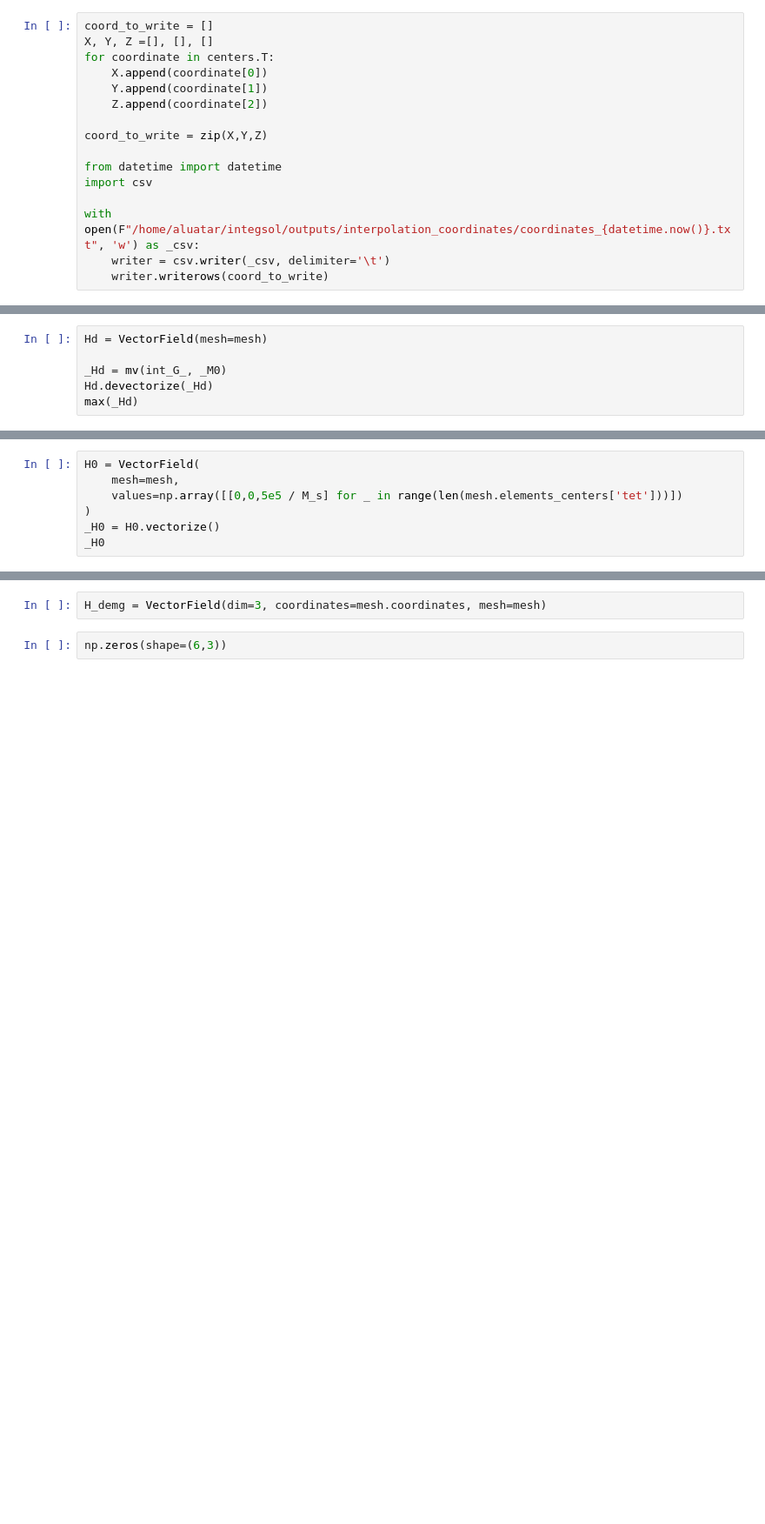
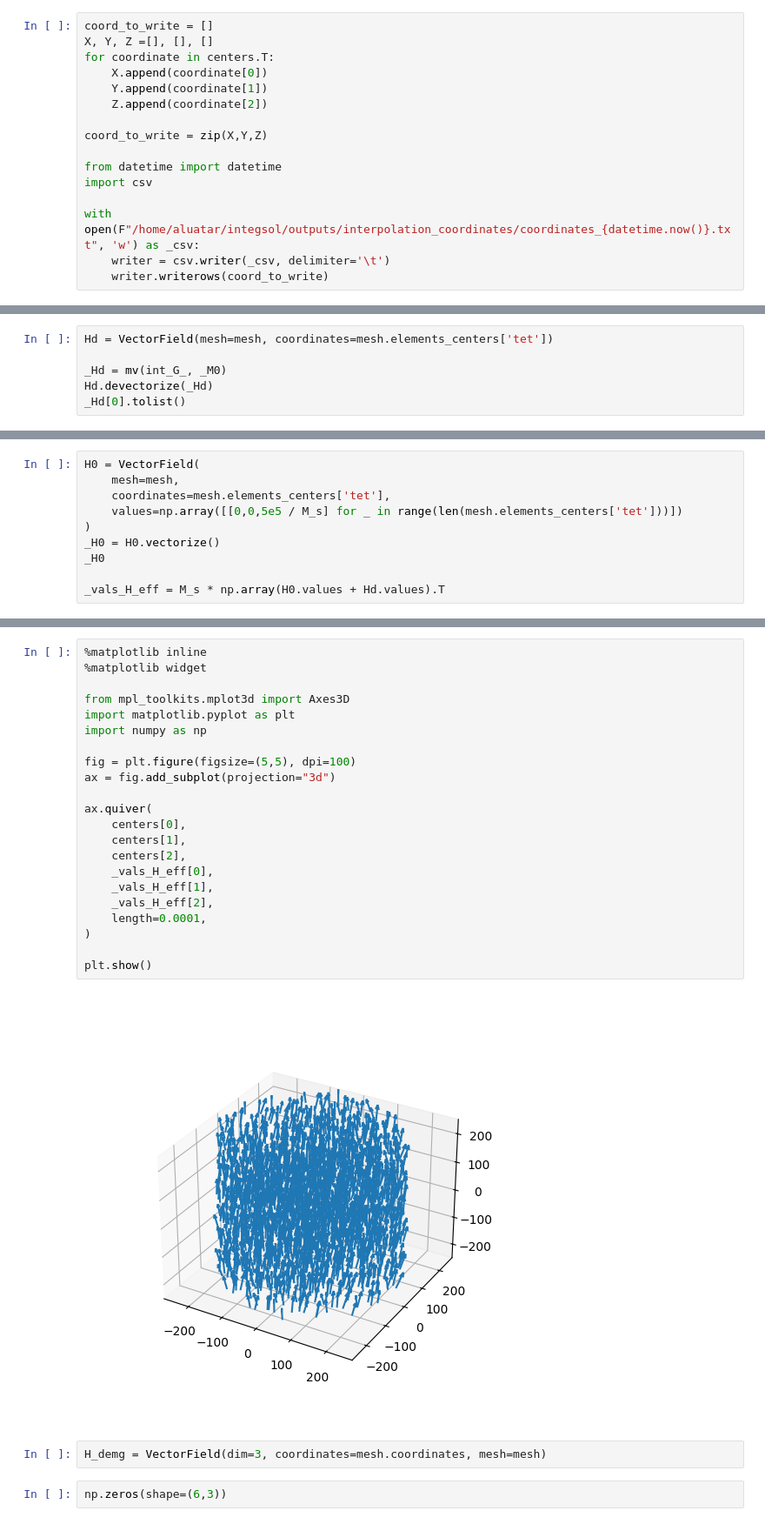
Before and after one commit to aluatar/integsol, a Jupyter notebook: playgroung.ipynb, the cells around one changed output, grey strips where cells are left out. Shown: that part at 87% size. Drawn from its saved outputs; the diff is of its cells as text; blank space fills up the shorter version.

```diff
--- a/playgroung.ipynb
+++ b/playgroung.ipynb
@@ -126,7 +112,7 @@ tensor([[-8.7305e+00,  1.4493e+01,  1.6505e+01,  ..., -6.9684e-05,
 # %%
-Hd = VectorField(mesh=mesh)
+Hd = VectorField(mesh=mesh, coordinates=mesh.elements_centers['tet'])
 
 _Hd = mv(int_G_, _M0)
 Hd.devectorize(_Hd)
-max(_Hd)
+_Hd[0].tolist()
 # %% [output]
@@ -134,7 +120,10 @@ tensor(6737.4507)
 # %%
 H0 = VectorField(
     mesh=mesh,
+    coordinates=mesh.elements_centers['tet'],
     values=np.array([[0,0,5e5 / M_s] for _ in range(len(mesh.elements_centers['tet']))])
 )
 _H0 = H0.vectorize()
 _H0
+
+_vals_H_eff = M_s * np.array(H0.values + Hd.values).T
@@ -231,3 +162,27 @@ Hd
+# %%
+%matplotlib inline
+%matplotlib widget
+
+from mpl_toolkits.mplot3d import Axes3D
+import matplotlib.pyplot as plt
+import numpy as np
+
+fig = plt.figure(figsize=(5,5), dpi=100)
+ax = fig.add_subplot(projection="3d")
+
+ax.quiver(
+    centers[0],
+    centers[1],
+    centers[2],
+    _vals_H_eff[0],
+    _vals_H_eff[1],
+    _vals_H_eff[2],
+    length=0.0001,
+)
+
+plt.show()
+# %% [output]
+[figure, added]
 # %%
 H_demg = VectorField(dim=3, coordinates=mesh.coordinates, mesh=mesh)
 # %%
```
Also changed, not shown: parts of 26 cells of this notebook, 4 other files.
